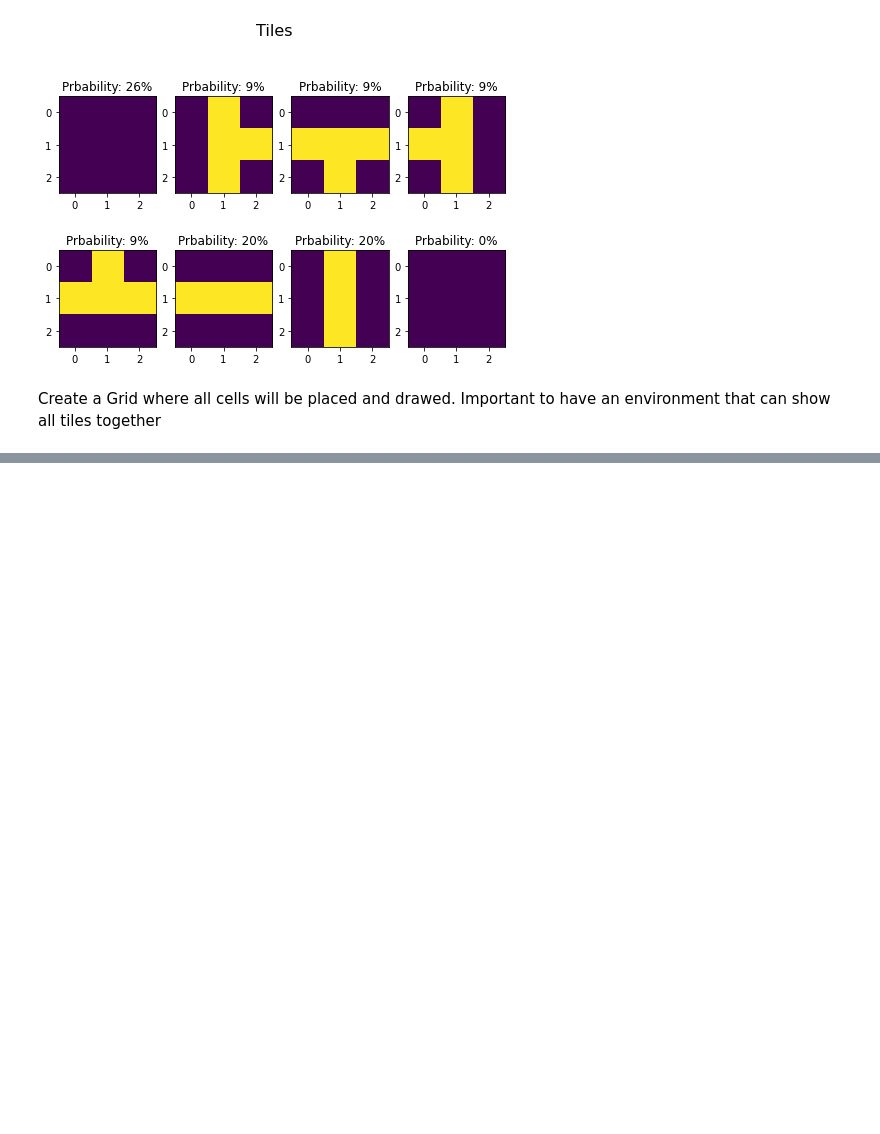
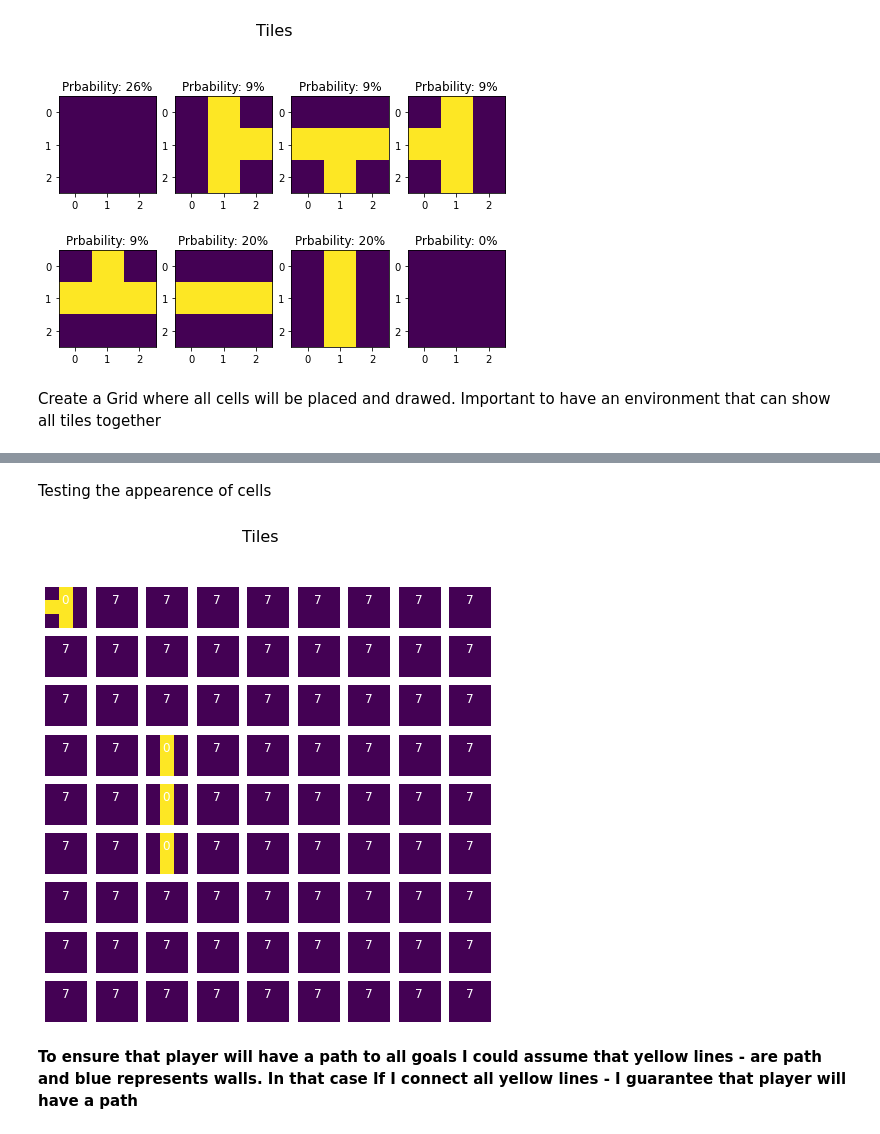
Before and after one commit to thoroc/Wave-Function-Collapse-Grid-World-Maze, a Jupyter notebook: Wave_Function_Collapse.ipynb, the cells around one changed output, grey strips where cells are left out. Drawn from its saved outputs; the diff is of its cells as text; code cells hidden in the pictures; blank space fills up the shorter version.

```diff
--- a/Wave_Function_Collapse.ipynb
+++ b/Wave_Function_Collapse.ipynb
@@ -148,0 +163,14 @@ Game.DrawBoard()
+# %% [markdown]
+Testing the appearence of cells
+# %%
+Game = Grid(9)
+Game.Cells[0][0].setState(3)
+Game.Cells[3][2].setState(6)
+Game.Cells[4][2].setState(6)
+Game.Cells[5][2].setState(6)
+
+Game.DrawBoard(includeEntropy = True)
+# %% [output]
+[figure, added]
+# %% [markdown]
+**To ensure that player will have a path to all goals I could assume that yellow lines - are path and blue represents walls. In that case If I connect all yellow lines - I guarantee that player will have a path**
```
Also changed, not shown: parts of 3 cells of this notebook.
